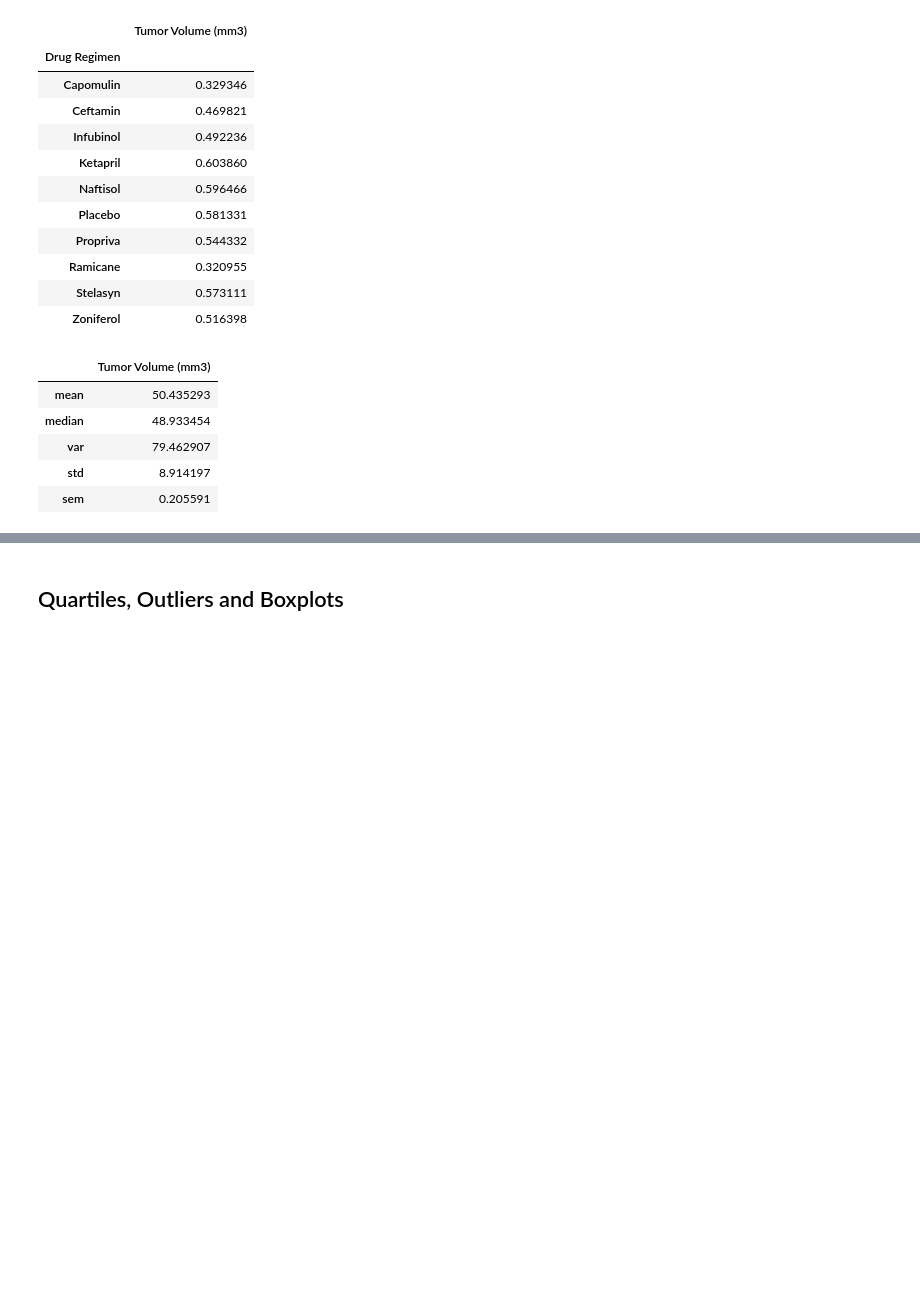
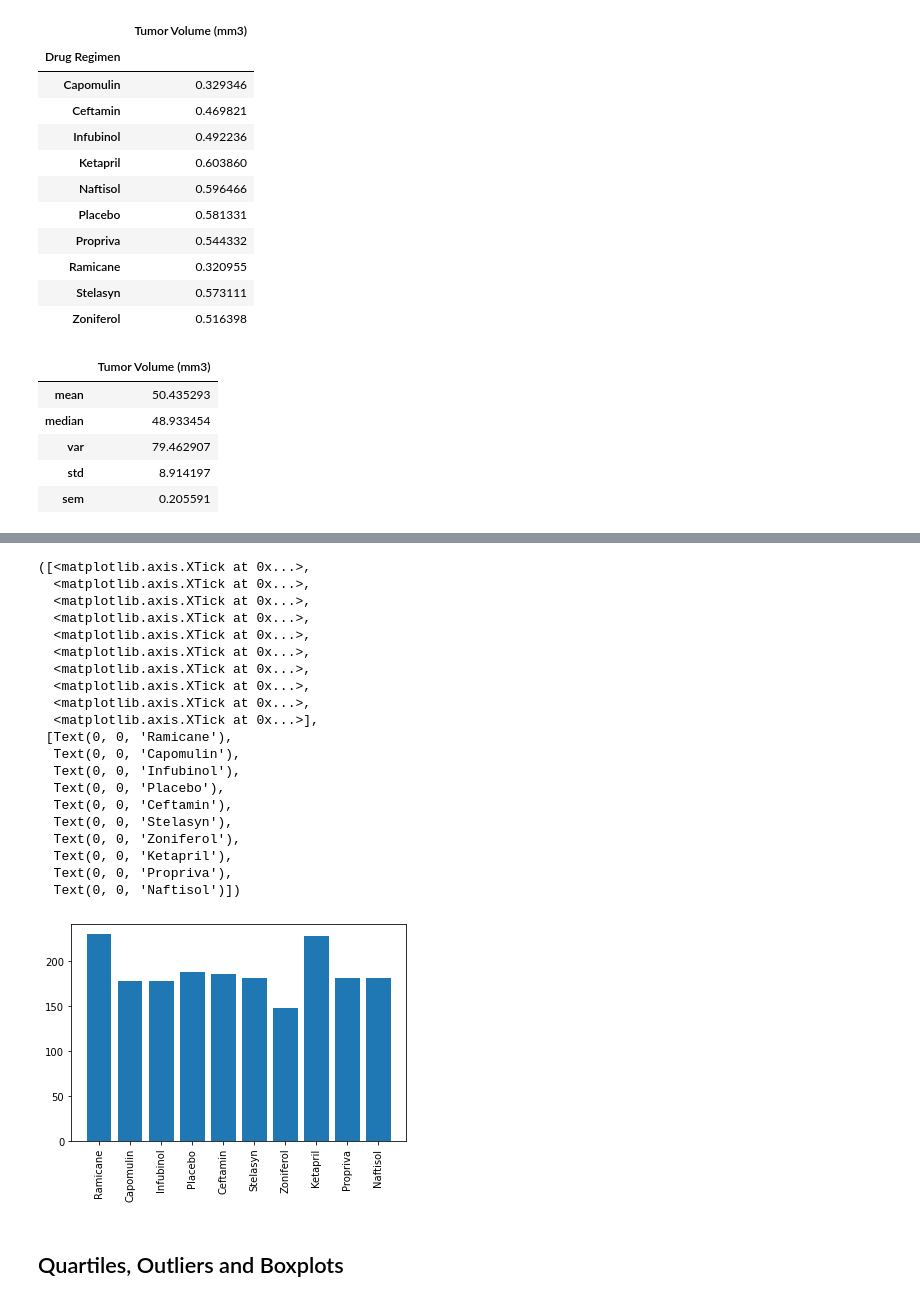
Before and after one commit to JMazick/matplotlib-challenge, a Jupyter notebook: Pymaceuticals/pymaceuticals_starter.ipynb, the cells around one changed output, grey strips where cells are left out. Saved outputs shown, nothing was run; the diff lists cells and outputs as text; code cells hidden in the pictures; blank space fills up the shorter version.

```diff
--- a/Pymaceuticals/pymaceuticals_starter.ipynb
+++ b/Pymaceuticals/pymaceuticals_starter.ipynb
@@ -91,2 +93,5 @@ print(len(cleaner_df['Mouse ID'].unique()))
 # %% [output]
 248
+# %%
+drugs=len(cleaner_df['Drug Regimen'].unique())
+drugs
@@ -176,0 +182,5 @@ cleaner_df.agg({'Tumor Volume (mm3)': ['mean', 'median', 'var', 'std', 'sem']})
+# %%
+x_axis=np.arange(drugs)
+tick_mice=[value for value in x_axis]
+mice_drug=cleaner_df[["Mouse ID", "Drug Regimen"]].groupby("Drug Regimen").count()
+mice_drug
@@ -177 +200,28 @@ cleaner_df.agg({'Tumor Volume (mm3)': ['mean', 'median', 'var', 'std', 'sem']})
+# %%
+# Generate a bar plot showing the total number of unique mice tested on each drug regimen using pandas.
+#plt.figure(figsize=(20,3))
+plt.bar(x_axis, mice_drug["Mouse ID"], width=0.8, bottom=None, align="center", data=None)
+plt.xticks(tick_mice, cleaner_df["Drug Regimen"].unique(), rotation="vertical")
+# %% [output]
+([<matplotlib.axis.XTick at 0x...>,
+  <matplotlib.axis.XTick at 0x...>,
+  <matplotlib.axis.XTick at 0x...>,
+  <matplotlib.axis.XTick at 0x...>,
+  <matplotlib.axis.XTick at 0x...>,
+  <matplotlib.axis.XTick at 0x...>,
+  <matplotlib.axis.XTick at 0x...>,
+  <matplotlib.axis.XTick at 0x...>,
+  <matplotlib.axis.XTick at 0x...>,
+  <matplotlib.axis.XTick at 0x...>],
+ [Text(0, 0, 'Ramicane'),
+  Text(0, 0, 'Capomulin'),
+  Text(0, 0, 'Infubinol'),
+  Text(0, 0, 'Placebo'),
+  Text(0, 0, 'Ceftamin'),
+  Text(0, 0, 'Stelasyn'),
+  Text(0, 0, 'Zoniferol'),
+  Text(0, 0, 'Ketapril'),
+  Text(0, 0, 'Propriva'),
+  Text(0, 0, 'Naftisol')])
+[figure, added]
 # %%
```
Also changed, not shown: parts of 7 cells of this notebook.
